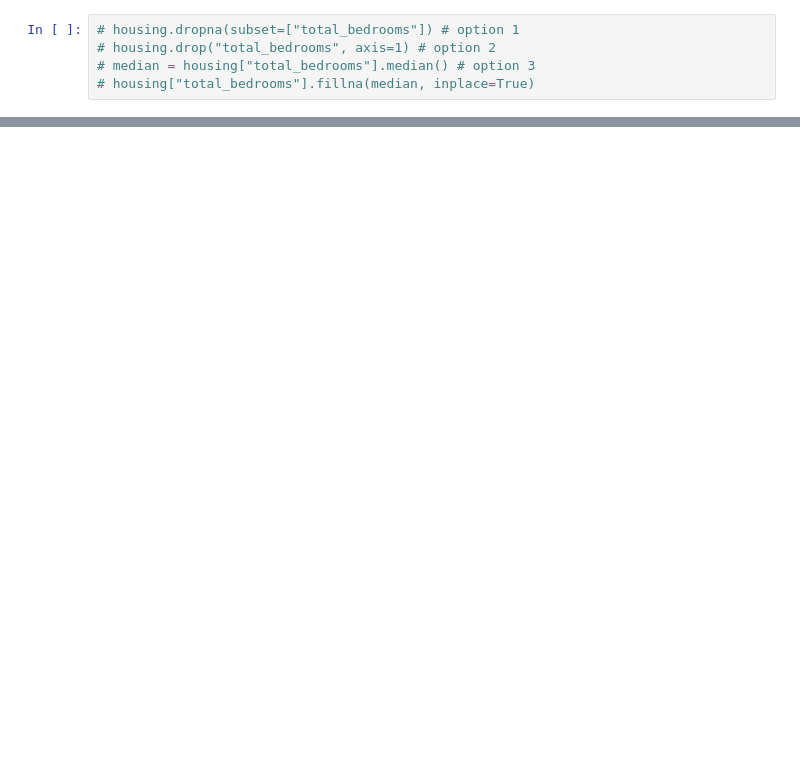
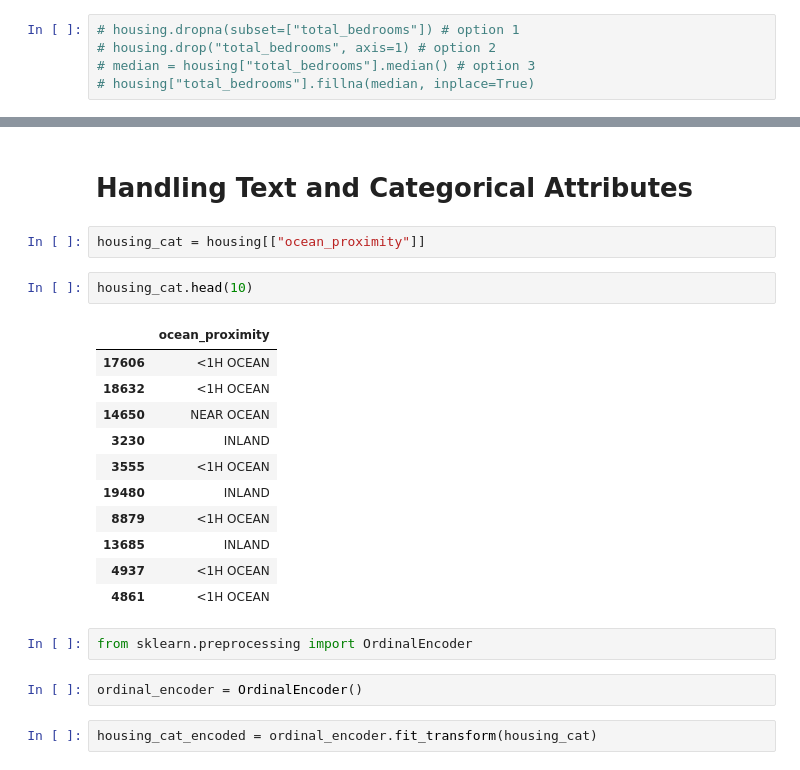
Before and after one commit to akrawt/HandsOnML, a Jupyter notebook: 02_End-to-End ML Project.ipynb, the cells around one changed output, grey strips where cells are left out. Cells and saved outputs as stored; diff of their text form; blank space fills up the shorter version.

```diff
--- a/02_End-to-End ML Project.ipynb
+++ b/02_End-to-End ML Project.ipynb
@@ -472,0 +537,24 @@ memory usage: 1.8+ MB
+# %% [markdown]
+# **Handling Text and Categorical Attributes**
+# %%
+housing_cat = housing[["ocean_proximity"]]
+# %%
+housing_cat.head(10)
+# %% [output]
+|  | ocean_proximity |
+| 17606 | <1H OCEAN |
+| 18632 | <1H OCEAN |
+| 14650 | NEAR OCEAN |
+| 3230 | INLAND |
+| 3555 | <1H OCEAN |
+| 19480 | INLAND |
+| 8879 | <1H OCEAN |
+| 13685 | INLAND |
+| 4937 | <1H OCEAN |
+| 4861 | <1H OCEAN |
+# %%
+from sklearn.preprocessing import OrdinalEncoder
+# %%
+ordinal_encoder = OrdinalEncoder()
+# %%
+housing_cat_encoded = ordinal_encoder.fit_transform(housing_cat)
```
Also changed, not shown: parts of 20 cells of this notebook.
